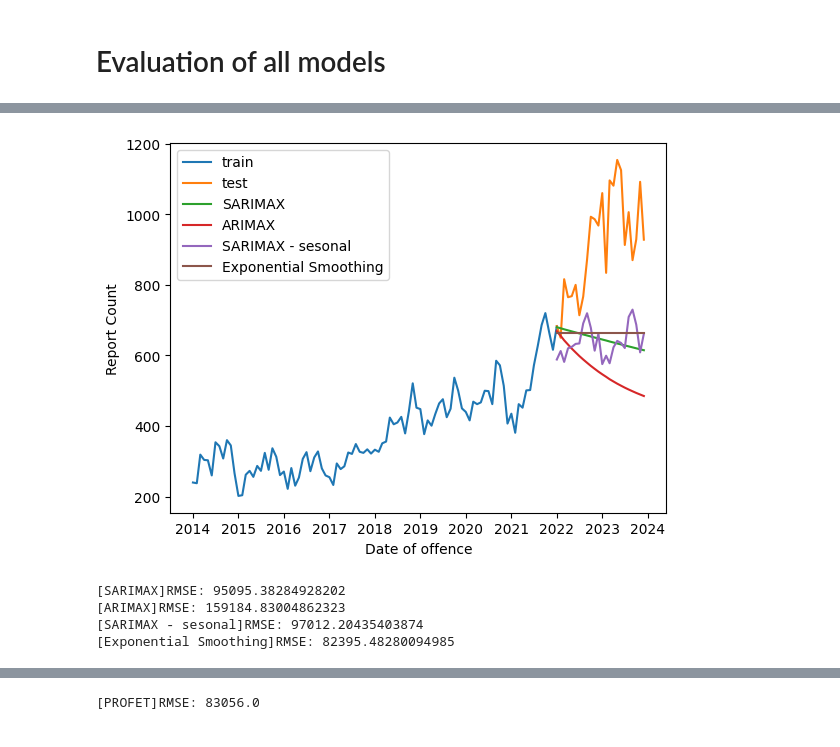
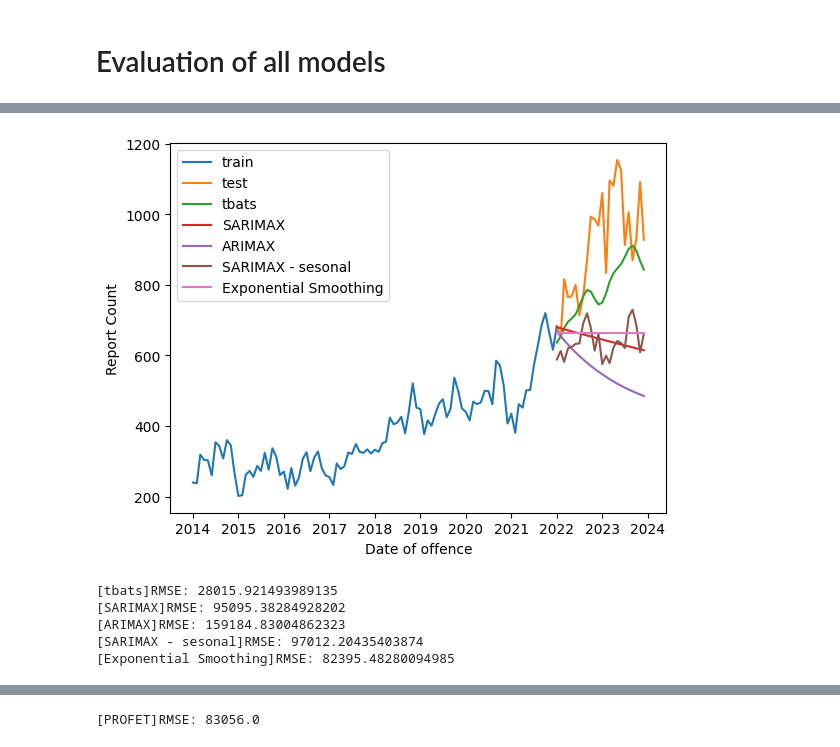
Before and after one commit to DavidToca/ML-Toronto-AutoTheft, a Jupyter notebook: ML_AutoTheft_Toronto.ipynb, the cells around one changed output, grey strips where cells are left out. Saved outputs shown, nothing was run; the diff lists cells and outputs as text; code cells hidden in the pictures.

```diff
--- a/ML_AutoTheft_Toronto.ipynb
+++ b/ML_AutoTheft_Toronto.ipynb
@@ -482,14 +476,14 @@ def evaluate_profet():
 
 
   params_grid = {'seasonality_mode':('multiplicative','additive'),
-                'changepoint_prior_scale':[0.1,0.2,0.3,0.4,0.5, 1, 10],
-                'holidays_prior_scale':[0.1,0.3,0.5, 1, 10],
-                'n_changepoints' : [5, 50, 100, 200]}
+                'changepoint_prior_scale':[0.1,0.2,0.5, 1, 10],
+                'holidays_prior_scale':[0.1,0.3, 1, 10],
+                'n_changepoints' : [5, 50, 100]}
   grid = ParameterGrid(params_grid)
 
-  best_model = None
   best_model_score = -1
   best_model_result = None
+  best_model_profet = None
   # Manual grid search
 
   for p in grid:
@@ -507,7 +501,7 @@ def evaluate_profet():
     current_score = evaluate_model_result(overall_result)
 
     if current_score > best_model_score:
-      best_model = m
+      best_model_profet = m
       best_model_score = current_score
       best_model_result = overall_result
 
@@ -597,6 +591,31 @@ def evaluate_random_forest():
   df_result = pd.DataFrame(data=y_pred, index=test.index, columns=['count'])
 
   return pd.Series(df_result['count'], index=test.index, dtype='int64')
+# %%
+from tbats import TBATS
+
+def evaluate_tbats(steps=None):
+  tbats_train = train.copy()
+  tbats_test = test.copy()
+  # Initialize the TBATS model
+  estimator = TBATS(seasonal_periods=[1,6,12,18],  # Specify seasonal periods
+                  use_arma_errors=None,  # Try models with and without ARMA errors
+                  use_box_cox=False,  # Do not use Box-Cox transformation
+                  use_trend=None,  # Try models with and without trend
+                  use_damped_trend=None,  # Try models with damping
+                  show_warnings=False)  # Suppress warnings
+                  # Fit the model to the training data
+  fitted_model = estimator.fit(tbats_train)
+
+  # Check model summary and components
+  # Forecast ahead (e.g., 24 periods)
+  if not steps:
+    steps = len(test)
+  y_forecasted = fitted_model.forecast(steps=steps)
+  for i in range(len(y_forecasted)):
+    tbats_test[i] = y_forecasted[i]
+
+  return tbats_test
 # %% [markdown]
 # Evaluation of all models
 # %%
@@ -631,21 +650,24 @@ evaluate_performance_models(linear_models)
 # %%
 import numpy as np
 from sklearn.metrics import mean_squared_error
 
 arimax_models = {
+    "tbats": evaluate_tbats(),
     "SARIMAX": evaluate_sarimax(),
     "ARIMAX": evaluate_arimax(),
     "SARIMAX - sesonal": evaluate_sarimax_sesonal(),
-    "Exponential Smoothing": evaluate_exponential_smoothing()
+    "Exponential Smoothing": evaluate_exponential_smoothing(),
+    "PROFET": evaluate_profet()
 }
 
 
 display_autotheft(arimax_models)
 # %% [output]
-[figure, old version]
+[figure, new version]
 # %%
 evaluate_performance_models(arimax_models)
 # %% [output]
+[tbats]RMSE: 28015.921493989135
 [SARIMAX]RMSE: 95095.38284928202
 [ARIMAX]RMSE: 159184.83004862323
 [SARIMAX - sesonal]RMSE: 97012.20435403874
```
Also changed, not shown: parts of 16 cells of this notebook.
